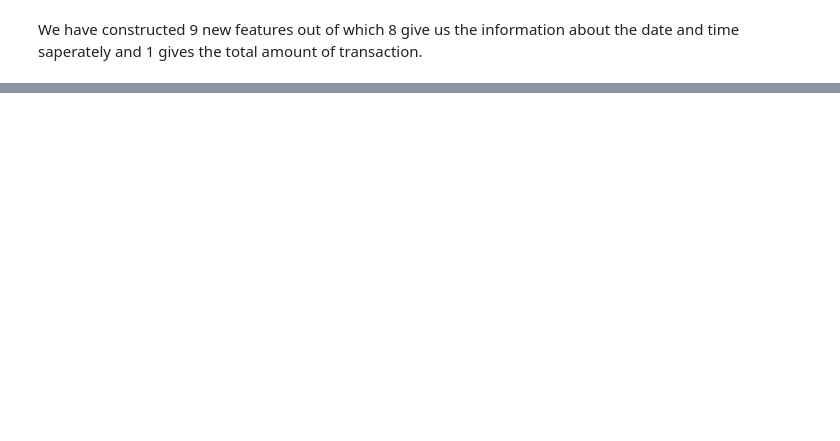
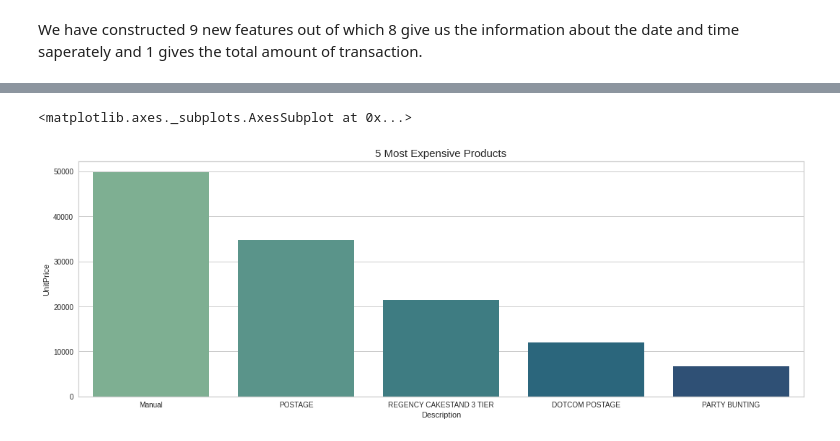
Before and after one commit to adilimam12/unsupervised_learning_capstone-project4, a Jupyter notebook: online_retail_customer_segmentation.ipynb, the cells around one changed output, grey strips where cells are left out. Drawn from its saved outputs; the diff is of its cells as text; code cells hidden in the pictures; blank space fills up the shorter version.

```diff
--- a/online_retail_customer_segmentation.ipynb
+++ b/online_retail_customer_segmentation.ipynb
@@ -353,0 +410,11 @@ We have constructed 9 new features out of which 8 give us the information about
+# %%
+#Creating a dataframe that gives the product names with their unit price
+prod_price=retail_data.groupby('Description').sum()['UnitPrice'].reset_index().sort_values('UnitPrice',ascending=False)
+# %%
+#Plotting Top 5
+plt.figure(figsize=(18,6))
+plt.title('5 Most Expensive Products', fontsize=15)
+sns.barplot(data = prod_price[:5], x='Description', y='UnitPrice',palette ='crest')
+# %% [output]
+<matplotlib.axes._subplots.AxesSubplot at 0x...>
+[figure, added]
```
Also changed, not shown: parts of 22 cells of this notebook.
